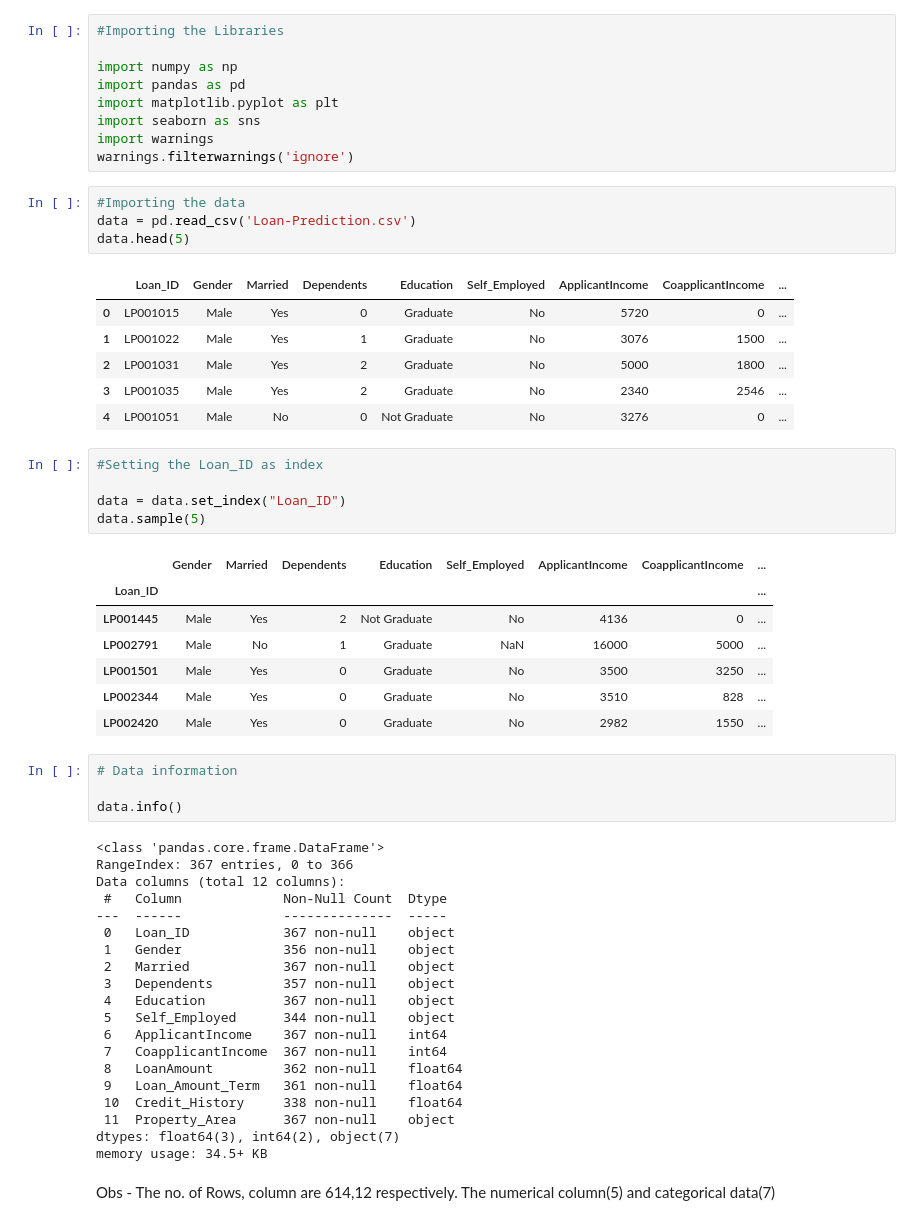
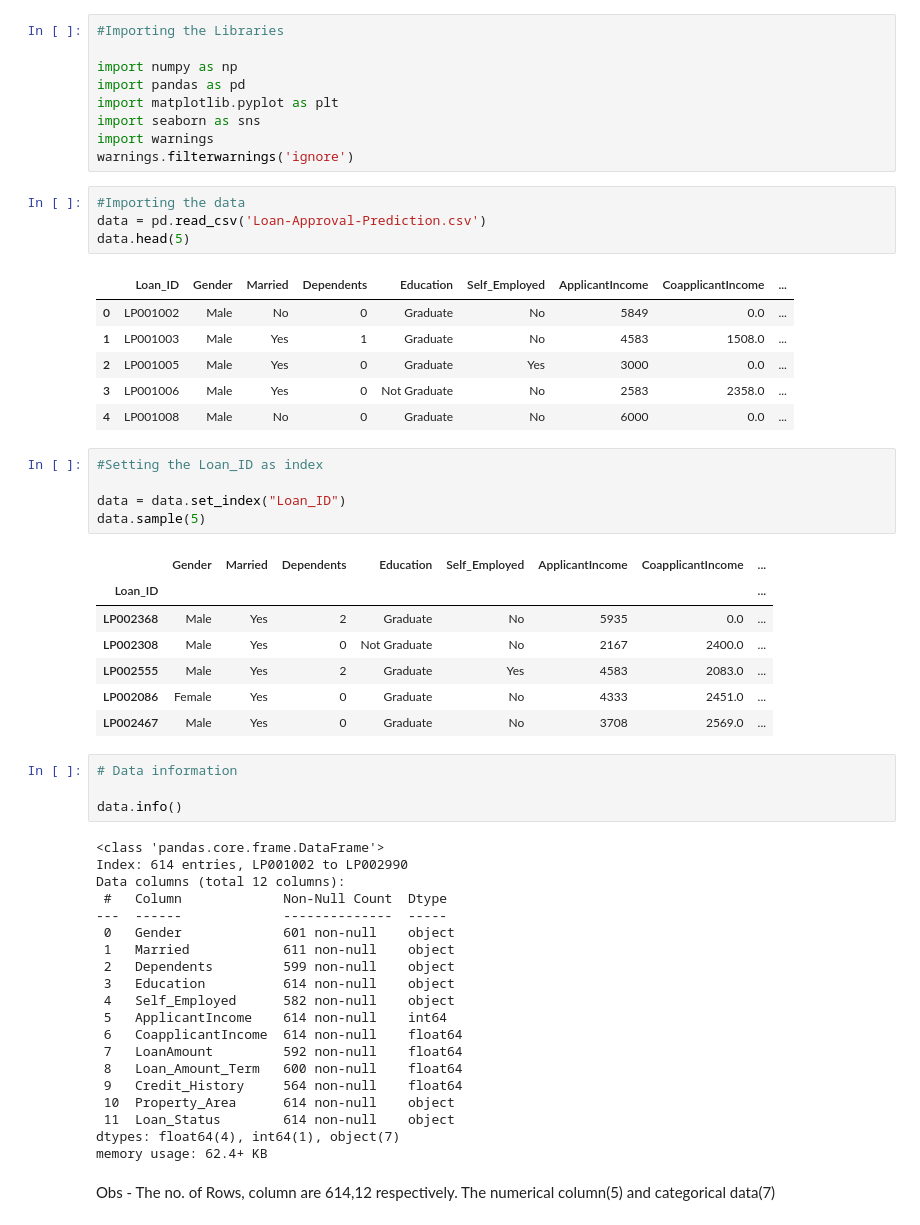
Before and after one commit to Hameedhullah/AI_ML-Course-, a Jupyter notebook: Loan_Approval_Prediction.ipynb, the cells around one changed output. Cells and saved outputs as stored; diff of their text form.

```diff
--- a/Loan_Approval_Prediction.ipynb
+++ b/Loan_Approval_Prediction.ipynb
@@ -9,15 +9,15 @@ import warnings
 warnings.filterwarnings('ignore')
 # %%
 #Importing the data
-data = pd.read_csv('Loan-Prediction.csv')
+data = pd.read_csv('Loan-Approval-Prediction.csv')
 data.head(5)
 # %% [output]
 |  | Loan_ID | Gender | Married | Dependents | Education | Self_Employed | ApplicantIncome | CoapplicantIncome | ... |
-| 0 | LP001015 | Male | Yes | 0 | Graduate | No | 5720 | 0 | ... |
-| 1 | LP001022 | Male | Yes | 1 | Graduate | No | 3076 | 1500 | ... |
-| 2 | LP001031 | Male | Yes | 2 | Graduate | No | 5000 | 1800 | ... |
-| 3 | LP001035 | Male | Yes | 2 | Graduate | No | 2340 | 2546 | ... |
-| 4 | LP001051 | Male | No | 0 | Not Graduate | No | 3276 | 0 | ... |
+| 0 | LP001002 | Male | No | 0 | Graduate | No | 5849 | 0.0 | ... |
+| 1 | LP001003 | Male | Yes | 1 | Graduate | No | 4583 | 1508.0 | ... |
+| 2 | LP001005 | Male | Yes | 0 | Graduate | Yes | 3000 | 0.0 | ... |
+| 3 | LP001006 | Male | Yes | 0 | Not Graduate | No | 2583 | 2358.0 | ... |
+| 4 | LP001008 | Male | No | 0 | Graduate | No | 6000 | 0.0 | ... |
 # %%
 #Setting the Loan_ID as index
 
@@ -26,35 +26,35 @@ data.sample(5)
 # %% [output]
 |  | Gender | Married | Dependents | Education | Self_Employed | ApplicantIncome | CoapplicantIncome | ... |
 | Loan_ID |  |  |  |  |  |  |  | ... |
-| LP001445 | Male | Yes | 2 | Not Graduate | No | 4136 | 0 | ... |
-| LP002791 | Male | No | 1 | Graduate | NaN | 16000 | 5000 | ... |
-| LP001501 | Male | Yes | 0 | Graduate | No | 3500 | 3250 | ... |
-| LP002344 | Male | Yes | 0 | Graduate | No | 3510 | 828 | ... |
-| LP002420 | Male | Yes | 0 | Graduate | No | 2982 | 1550 | ... |
+| LP002368 | Male | Yes | 2 | Graduate | No | 5935 | 0.0 | ... |
+| LP002308 | Male | Yes | 0 | Not Graduate | No | 2167 | 2400.0 | ... |
+| LP002555 | Male | Yes | 2 | Graduate | Yes | 4583 | 2083.0 | ... |
+| LP002086 | Female | Yes | 0 | Graduate | No | 4333 | 2451.0 | ... |
+| LP002467 | Male | Yes | 0 | Graduate | No | 3708 | 2569.0 | ... |
 # %%
 # Data information
 
 data.info()
 # %% [output]
 <class 'pandas.core.frame.DataFrame'>
-RangeIndex: 367 entries, 0 to 366
+Index: 614 entries, LP001002 to LP002990
 Data columns (total 12 columns):
  #   Column             Non-Null Count  Dtype
 ---  ------             --------------  -----
- 0   Loan_ID            367 non-null    object
- 1   Gender             356 non-null    object
- 2   Married            367 non-null    object
- 3   Dependents         357 non-null    object
- 4   Education          367 non-null    object
- 5   Self_Employed      344 non-null    object
- 6   ApplicantIncome    367 non-null    int64
- 7   CoapplicantIncome  367 non-null    int64
- 8   LoanAmount         362 non-null    float64
- 9   Loan_Amount_Term   361 non-null    float64
- 10  Credit_History     338 non-null    float64
- 11  Property_Area      367 non-null    object
-dtypes: float64(3), int64(2), object(7)
-memory usage: 34.5+ KB
+ 0   Gender             601 non-null    object
+ 1   Married            611 non-null    object
+ 2   Dependents         599 non-null    object
+ 3   Education          614 non-null    object
+ 4   Self_Employed      582 non-null    object
+ 5   ApplicantIncome    614 non-null    int64
+ 6   CoapplicantIncome  614 non-null    float64
+ 7   LoanAmount         592 non-null    float64
+ 8   Loan_Amount_Term   600 non-null    float64
+ 9   Credit_History     564 non-null    float64
+ 10  Property_Area      614 non-null    object
+ 11  Loan_Status        614 non-null    object
+dtypes: float64(4), int64(1), object(7)
+memory usage: 62.4+ KB
 # %% [markdown]
 Obs - The no. of Rows, column are 614,12 respectively. The numerical column(5) and categorical data(7)
 # %%
```
Also changed, not shown: parts of 21 cells of this notebook.
